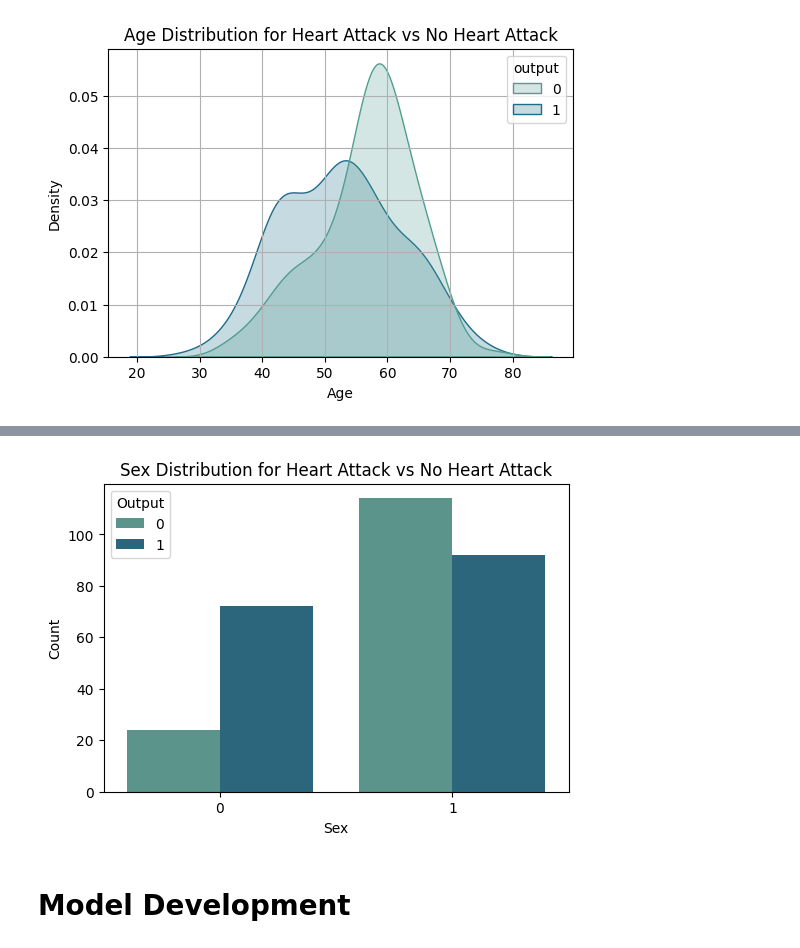
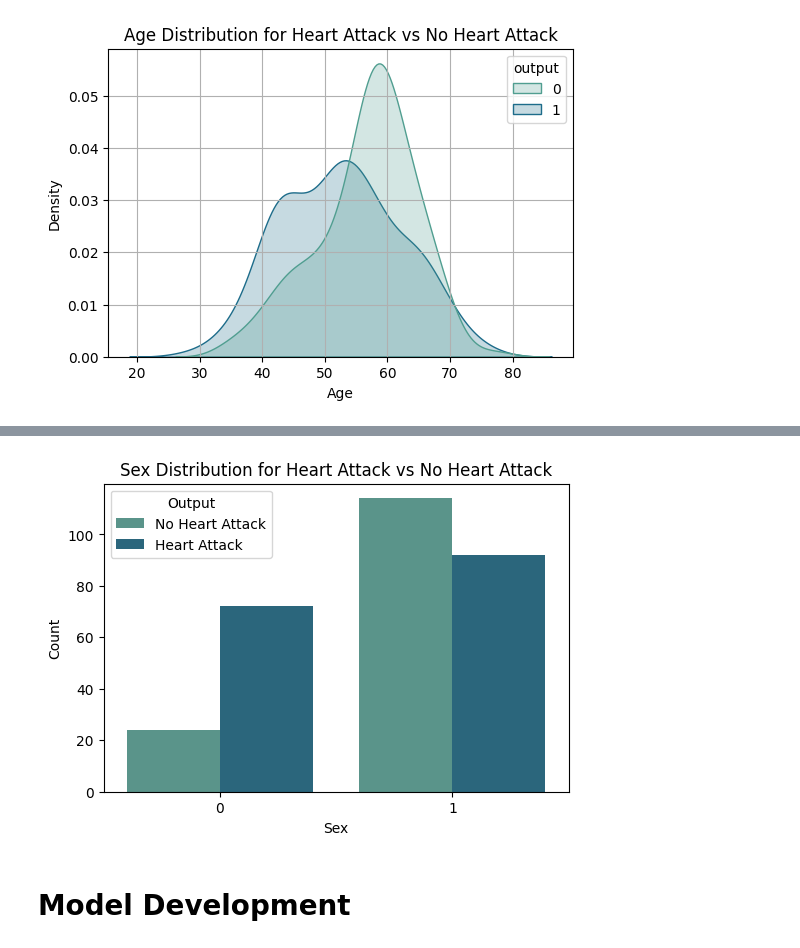
Before and after one commit to anyaachan/Heart-Attack-Prediction, a Jupyter notebook: code/main.ipynb, the cells around one changed output, grey strips where cells are left out. Cells and saved outputs as stored; diff of their text form; code cells hidden in the pictures.

```diff
--- a/code/main.ipynb
+++ b/code/main.ipynb
@@ -192,13 +196,13 @@ The next step is to examine the correlation between sex and heart attack output.
 # %%
 plt.figure(figsize=(6, 4))
 sns.countplot(data=df_data, x='sex', hue='output', palette="crest")
 plt.title('Sex Distribution for Heart Attack vs No Heart Attack')
 plt.xlabel('Sex')
 plt.ylabel('Count')
-plt.legend(title='Output')
+plt.legend(title='Output', labels=['No Heart Attack', 'Heart Attack'])
 plt.show()
 # %% [output]
-[figure, old version]
+[figure, new version]
 # %%
 X = df_data.drop("output", axis = 1)
 y = df_data["output"]
```
Also changed, not shown: parts of 2 cells of this notebook.
